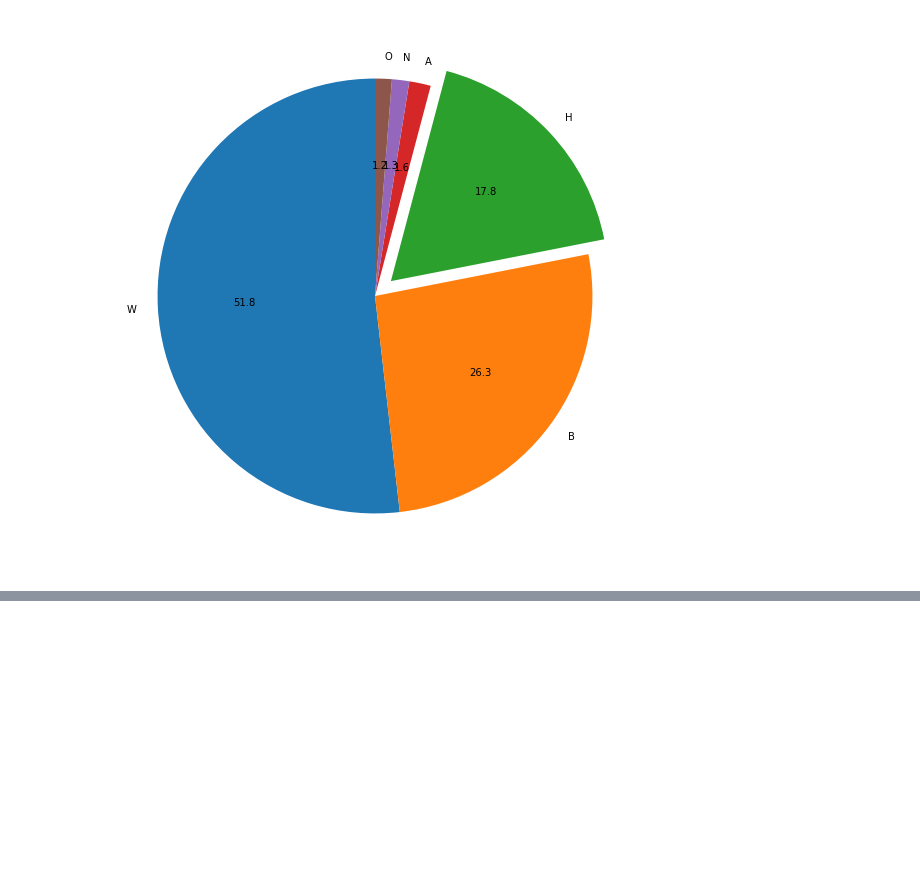
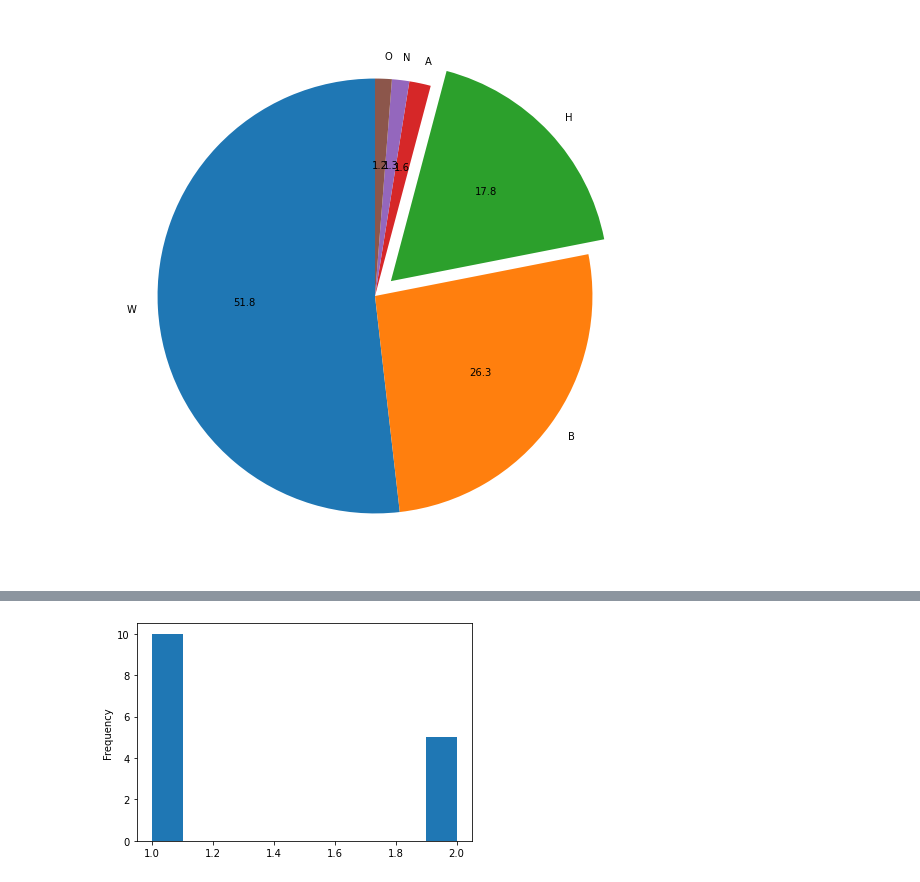
Before and after one commit to Jack1634/Data-Analysis, a Jupyter notebook: Assigment/Assignment-1 student-Solution Data Visualization.ipynb, the cells around one changed output, grey strips where cells are left out. Drawn from its saved outputs; the diff is of its cells as text; code cells hidden in the pictures; blank space fills up the shorter version.

```diff
--- a/Assigment/Assignment-1 student-Solution Data Visualization.ipynb
+++ b/Assigment/Assignment-1 student-Solution Data Visualization.ipynb
@@ -203,0 +226,4 @@ plt.show()
+# %%
+kill["name"].value_counts().head(15).plot.hist();
+# %% [output]
+[figure, added]
```
Also changed, not shown: parts of 3 cells of this notebook.
